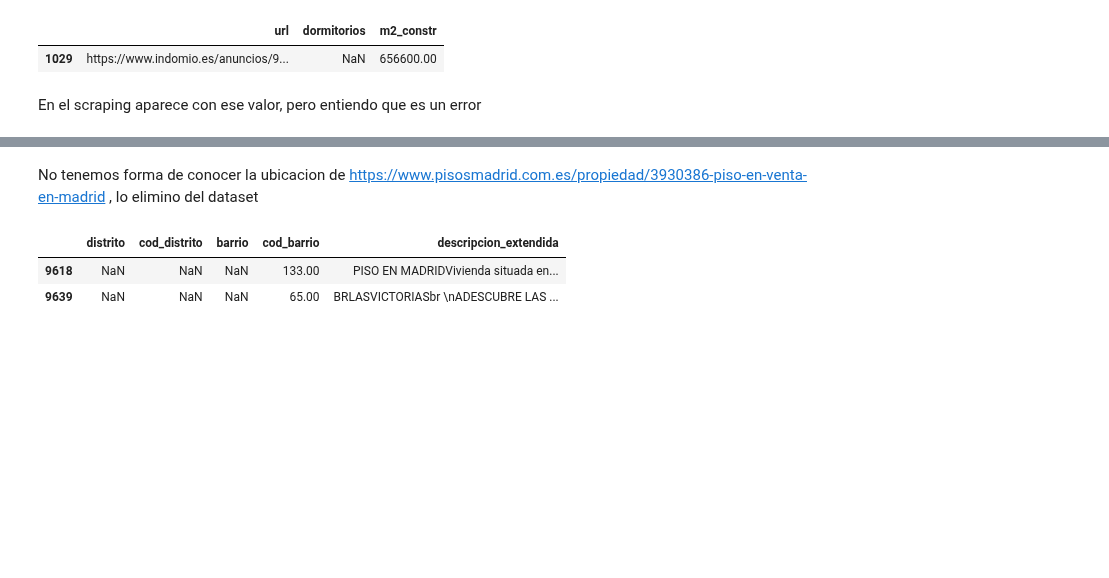
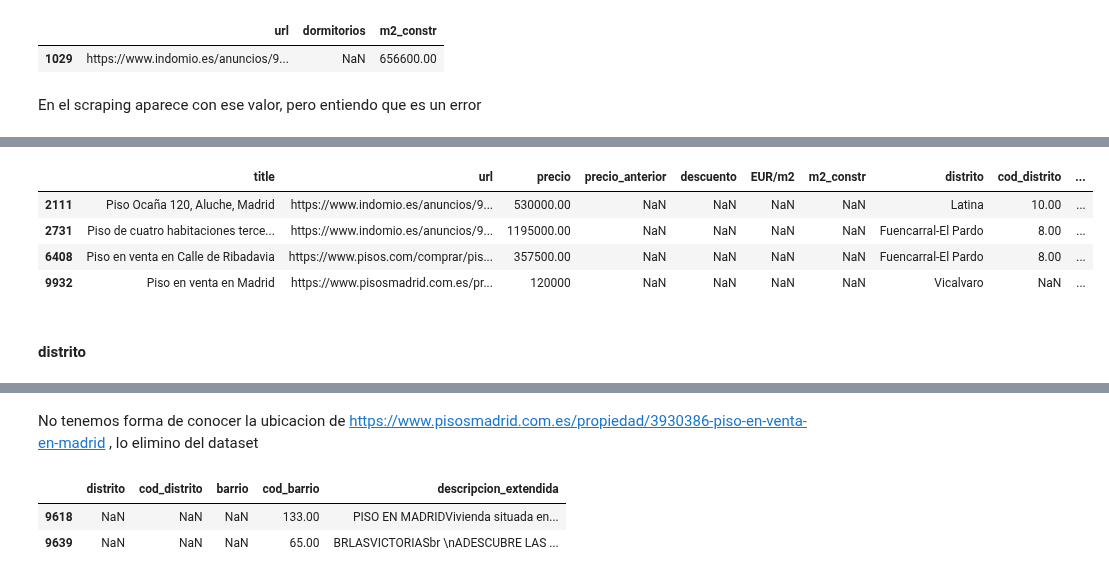
Before and after one commit to avaquerocastro/precios-de-vivienda-madrid, a Jupyter notebook: codigo/01-preprocesamiento-de-datos/Revision_columnas/Revision_Columnas.ipynb, the cells around one changed output, grey strips where cells are left out. Drawn from its saved outputs; the diff is of its cells as text; code cells hidden in the pictures; blank space fills up the shorter version.

```diff
--- a/codigo/01-preprocesamiento-de-datos/Revision_columnas/Revision_Columnas.ipynb
+++ b/codigo/01-preprocesamiento-de-datos/Revision_columnas/Revision_Columnas.ipynb
@@ -545,0 +619,39 @@ df17.reset_index(drop=True, inplace=True)
+# %%
+#revisado anauncio https://www.redpiso.es/inmueble/piso-en-venta-en-hispanoamerica-chamartin-madrid-madrid-RP902024129170, esta en planta 1 y tiene 155 m2
+url_especifica = 'https://www.redpiso.es/inmueble/piso-en-venta-en-hispanoamerica-chamartin-madrid-madrid-RP902024129170'
+df17.loc[df17['url'].str.contains(url_especifica), ['m2_constr', 'planta']] = [155, 1]
+df17.loc[df17['url'].str.contains('https://www.pisosmadrid.com.es/propiedad/4010194-piso-en-venta-en-madrid'), ['m2_constr','distrito','cod_distrito','barrio','cod_barrio','inmueble_ingresps']] = [47,'Puente de Vallecas',13,'San Diego',132,1]
+
+df17.loc[df17['url'].str.contains('https://www.pisosmadrid.com.es/propiedad/4010211-piso-en-venta-en-madrid'), ['m2_constr']] = 47
+df17.loc[df17['url'].str.contains('https://www.pisosmadrid.com.es/propiedad/4056174-apartamento-en-venta-en-centro-madrid'), ['m2_constr']] = 100
+df17.loc[df17['url'].str.contains('https://www.pisosmadrid.com.es/propiedad/3908548-piso-en-venta-en-madrid'), ['m2_constr']] = 302
+df17.loc[df17['url'].str.contains('https://www.pisosmadrid.com.es/propiedad/3908547-piso-en-venta-en-madrid'), ['m2_constr']] = 316
+df17.loc[df17['url'].str.contains('https://www.pisosmadrid.com.es/propiedad/3908546-piso-en-venta-en-madrid'), ['m2_constr','planta']] = [185,1]
+df17.loc[df17['url'].str.contains('https://www.pisosmadrid.com.es/propiedad/3908545-piso-en-venta-en-madrid'), ['m2_constr','planta']] = [311,3]
+df17.loc[df17['url'].str.contains('https://www.pisosmadrid.com.es/propiedad/3908523-piso-en-venta-en-madrid'), ['m2_constr','ascensor']] = [348,1]
+df17.loc[df17['url'].str.contains('https://www.pisosmadrid.com.es/propiedad/3908520-piso-en-venta-en-madrid'), ['m2_constr','terraza','trastero']] = [263,1,1]
+df17.loc[df17['url'].str.contains('https://www.pisosmadrid.com.es/propiedad/3908448-chalet-en-venta-en-madrid'), ['m2_constr']] = 1800
+df17.loc[df17['url'].str.contains('https://www.pisosmadrid.com.es/propiedad/3907116-piso-en-venta-en-madrid'), ['m2_constr','planta','ascensor']] = [60,2,1]
+df17.loc[df17['url'].str.contains('https://www.indomio.es/anuncios/96517417/'), ['m2_constr']] = 397
+df17.loc[df17['url'].str.contains('https://www.pisos.com/comprar/piso-villaverde_san_andres28021-4918181785_109700/'), ['m2_constr','planta','estado']] = [88,1,'obra nueva']
+df17.loc[df17['url'].str.contains('https://www.pisos.com/comprar/piso-villaverde_san_andres28021-4915060649_109700/'), ['m2_constr','planta','estado']] = [109,0,'obra nueva']
+df17.loc[df17['url'].str.contains('https://www.pisosmadrid.com.es/propiedad/3907141-piso-en-venta-en-madrid'), ['cod_barrio','barrio','cod_distrito','distrito','m2_constr','planta','estado','num_plantas','tiene_piscina','trastero','calefaccion']] = [74,'Almagro',7,'Chamberí',184,1,'reformado',7,1,1,'aerotermia suelo radiante']
+df17.loc[df17['url'].str.contains('https://www.indomio.es/anuncios/94926741/'), ['cod_barrio','barrio','cod_distrito','distrito','m2_constr','planta','tiene_piscina','trastero','inmueble_ingresos']] = [101,'Los Cármenes',10,'Latina',80,1,0,0,1]
+df17.loc[df17['url'].str.contains('https://www.indomio.es/anuncios/95261315/'), ['m2_constr','tiene_piscina','Lujo']] = [271,1,1]
+df17.loc[df17['url'].str.contains('https://www.redpiso.es/inmueble/en-venta-en-calle-la-alegria-de-la-huerta-los-angeles-villaverde-madrid-madrid-RP332024131222'), ['m2_constr','tiene_piscina','nuda_propiedad']] = [90,0,1]
+df17.loc[df17['url'].str.contains('https://www.redpiso.es/inmueble/piso-en-venta-en-madrid-madrid-RP352023120094'), ['m2_constr','tiene_piscina','terraza','trastero']] = [75,0,1,1]
+
+
+urlsnuevo=['https://www.pisos.com/comprar/apartamento-adelfas28007-45835099732_101800/','https://www.pisos.com/comprar/apartamento-adelfas28007-45869202772_101800/',
+'https://www.pisos.com/comprar/apartamento-adelfas28007-45912206979_101800/',
+'https://www.pisos.com/comprar/apartamento-adelfas28007-45919489438_101800/',
+'https://www.pisos.com/comprar/apartamento-adelfas28007-46667942689_101800/',
+'https://www.pisos.com/comprar/apartamento-adelfas28007-46731956156_101800/']
+#les asignamos una planta 5, los aticos son mas caros
+# Actualizar las filas correspondientes usando isin
+df17.loc[df17['url'].isin(urlsnuevo), ['estado', 'trastero', 'tiene_piscina', 'garaje', 'planta']] = ['Obra nueva', 1, 1, 1, 5]
+
+# se elimina la url https://www.pisos.com/comprar/piso-fontarron-47524209698_100600/ por que es un restaurante en venta
+url_a_eliminar = ['https://www.pisos.com/comprar/piso-fontarron-47524209698_100600/','https://www.pisosmadrid.com.es/propiedad/3907461-piso-en-venta-en-madrid']
+# Eliminar filas donde 'url' coincide con alguna en la lista 'url_a_eliminar'
+df17 = df17[~df17['url'].isin(url_a_eliminar)]
@@ -545,0 +660,8 @@ df17.reset_index(drop=True, inplace=True)
+# %%
+df17.query("m2_constr.isnull()")
+# %% [output]
+|  | title | url | precio | precio_anterior | descuento | EUR/m2 | m2_constr | distrito | cod_distrito | ... |
+| 2111 | Piso Ocaña 120, Aluche, Madrid | https://www.indomio.es/anuncios/9... | 530000.00 | NaN | NaN | NaN | NaN | Latina | 10.00 | ... |
+| 2731 | Piso de cuatro habitaciones terce... | https://www.indomio.es/anuncios/9... | 1195000.00 | NaN | NaN | NaN | NaN | Fuencarral-El Pardo | 8.00 | ... |
+| 6408 | Piso en venta en Calle de Ribadavia | https://www.pisos.com/comprar/pis... | 357500.00 | NaN | NaN | NaN | NaN | Fuencarral-El Pardo | 8.00 | ... |
+| 9932 | Piso en venta en Madrid | https://www.pisosmadrid.com.es/pr... | 120000 | NaN | NaN | NaN | NaN | Vicalvaro | NaN | ... |
@@ -546,3 +670,5 @@ df17.reset_index(drop=True, inplace=True)
+# %% [markdown]
+#### distrito
 # %%
 # Poner en mayúsculas la primera letra de cada palabra en la columna 'distrito'
 df17['distrito'] = df17['distrito'].str.title()
```
Also changed, not shown: parts of 68 cells of this notebook.
